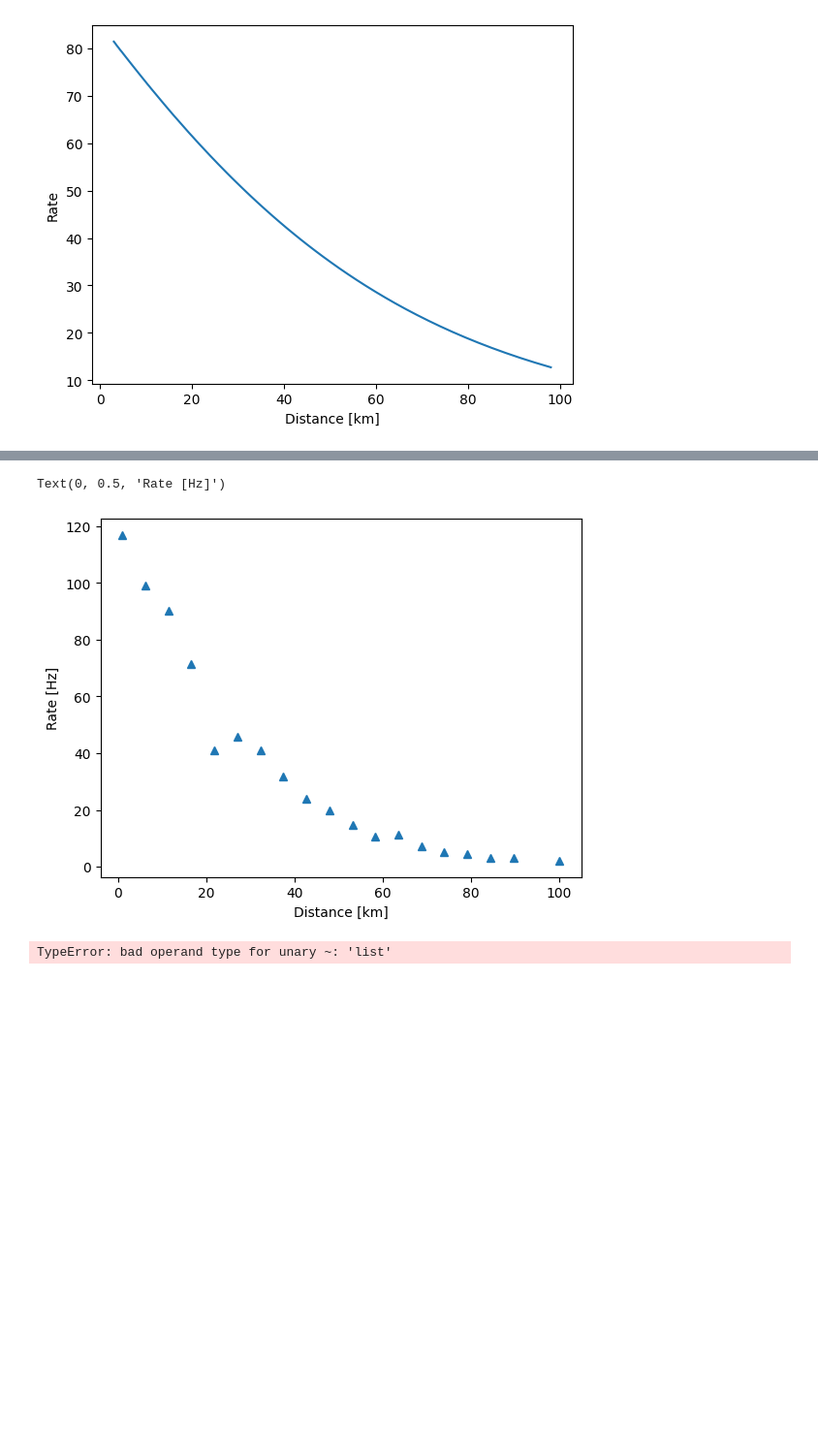
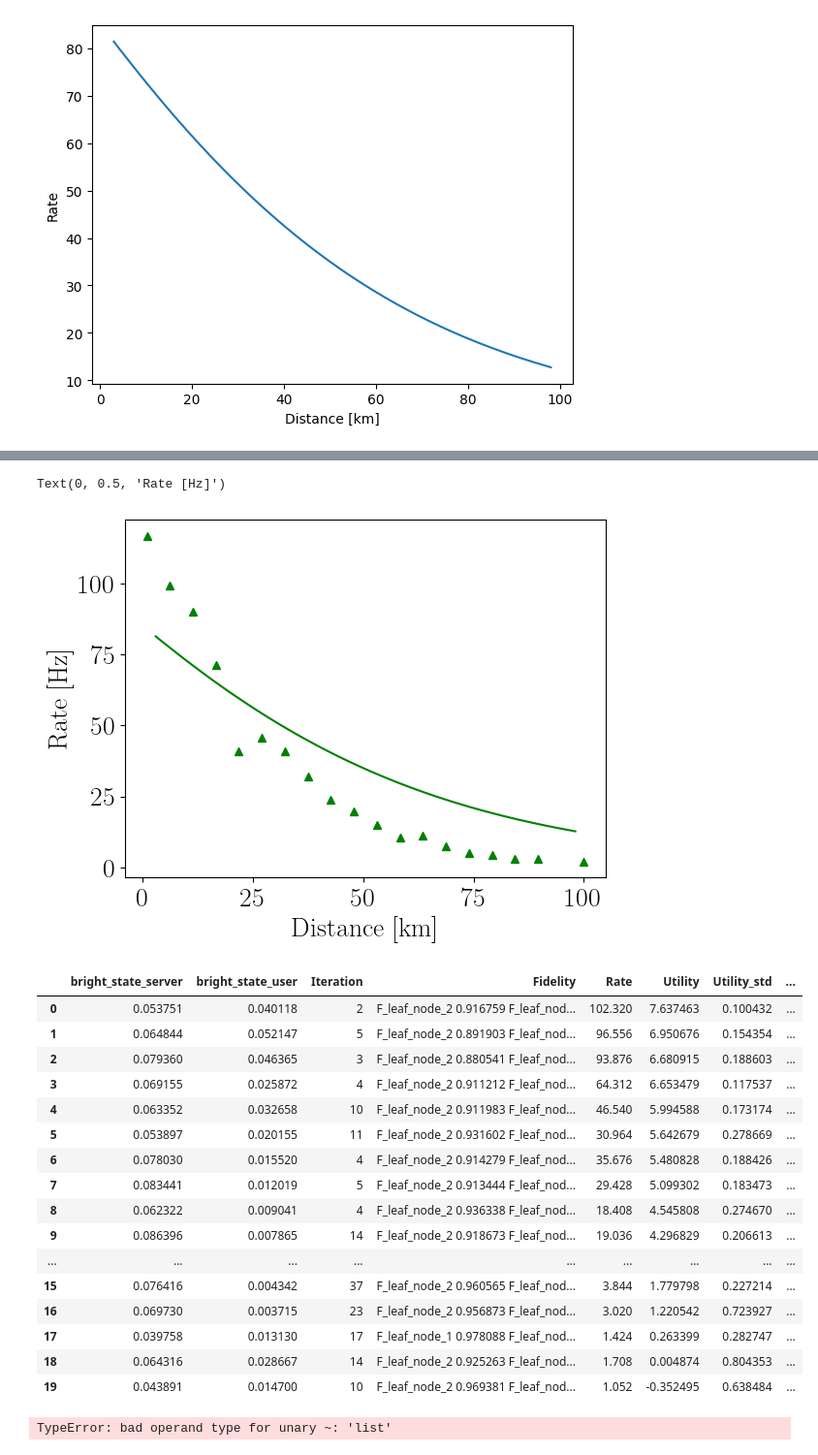
Before and after one commit to Luisenden/qnetsur, a Jupyter notebook: usecase_qswitch/sandbox.ipynb, the cells around one changed output, grey strips where cells are left out. Shown at 97% size. Cells and saved outputs as stored; diff of their text form; code cells hidden in the pictures; blank space fills up the shorter version.

```diff
--- a/usecase_qswitch/sandbox.ipynb
+++ b/usecase_qswitch/sandbox.ipynb
@@ -178,10 +191,31 @@ Text(0, 0.5, 'Fidelity')
 # %%
-plt.plot(df['server_distance'], df['Rate'], '^' )
+plt.plot(df['server_distance'], df['Rate'], '^' , color='g')
+sns.lineplot(data=df_res, x='Distance [km]', y='Rate', markers=True, color='g')
 plt.xlabel('Distance [km]')
 plt.ylabel('Rate [Hz]')
 # %% [output]
 Text(0, 0.5, 'Rate [Hz]')
-[figure, old version]
+[figure, new version]
+# %%
+df
+# %% [output]
+|  | bright_state_server | bright_state_user | Iteration | Fidelity | Rate | Utility | Utility_std | ... |
+| 0 | 0.053751 | 0.040118 | 2 | F_leaf_node_2 0.916759 F_leaf_nod... | 102.320 | 7.637463 | 0.100432 | ... |
+| 1 | 0.064844 | 0.052147 | 5 | F_leaf_node_2 0.891903 F_leaf_nod... | 96.556 | 6.950676 | 0.154354 | ... |
+| 2 | 0.079360 | 0.046365 | 3 | F_leaf_node_2 0.880541 F_leaf_nod... | 93.876 | 6.680915 | 0.188603 | ... |
+| 3 | 0.069155 | 0.025872 | 4 | F_leaf_node_2 0.911212 F_leaf_nod... | 64.312 | 6.653479 | 0.117537 | ... |
+| 4 | 0.063352 | 0.032658 | 10 | F_leaf_node_2 0.911983 F_leaf_nod... | 46.540 | 5.994588 | 0.173174 | ... |
+| 5 | 0.053897 | 0.020155 | 11 | F_leaf_node_2 0.931602 F_leaf_nod... | 30.964 | 5.642679 | 0.278669 | ... |
+| 6 | 0.078030 | 0.015520 | 4 | F_leaf_node_2 0.914279 F_leaf_nod... | 35.676 | 5.480828 | 0.188426 | ... |
+| 7 | 0.083441 | 0.012019 | 5 | F_leaf_node_2 0.913444 F_leaf_nod... | 29.428 | 5.099302 | 0.183473 | ... |
+| 8 | 0.062322 | 0.009041 | 4 | F_leaf_node_2 0.936338 F_leaf_nod... | 18.408 | 4.545808 | 0.274670 | ... |
+| 9 | 0.086396 | 0.007865 | 14 | F_leaf_node_2 0.918673 F_leaf_nod... | 19.036 | 4.296829 | 0.206613 | ... |
+| ... | ... | ... | ... | ... | ... | ... | ... | ... |
+| 15 | 0.076416 | 0.004342 | 37 | F_leaf_node_2 0.960565 F_leaf_nod... | 3.844 | 1.779798 | 0.227214 | ... |
+| 16 | 0.069730 | 0.003715 | 23 | F_leaf_node_2 0.956873 F_leaf_nod... | 3.020 | 1.220542 | 0.723927 | ... |
+| 17 | 0.039758 | 0.013130 | 17 | F_leaf_node_1 0.978088 F_leaf_nod... | 1.424 | 0.263399 | 0.282747 | ... |
+| 18 | 0.064316 | 0.028667 | 14 | F_leaf_node_2 0.925263 F_leaf_nod... | 1.708 | 0.004874 | 0.804353 | ... |
+| 19 | 0.043891 | 0.014700 | 10 | F_leaf_node_2 0.969381 F_leaf_nod... | 1.052 | -0.352495 | 0.638484 | ... |
 # %%
 import numpy as np
 test = np.array(range(5))
```
Also changed, not shown: parts of 6 cells of this notebook, 21 other files.
